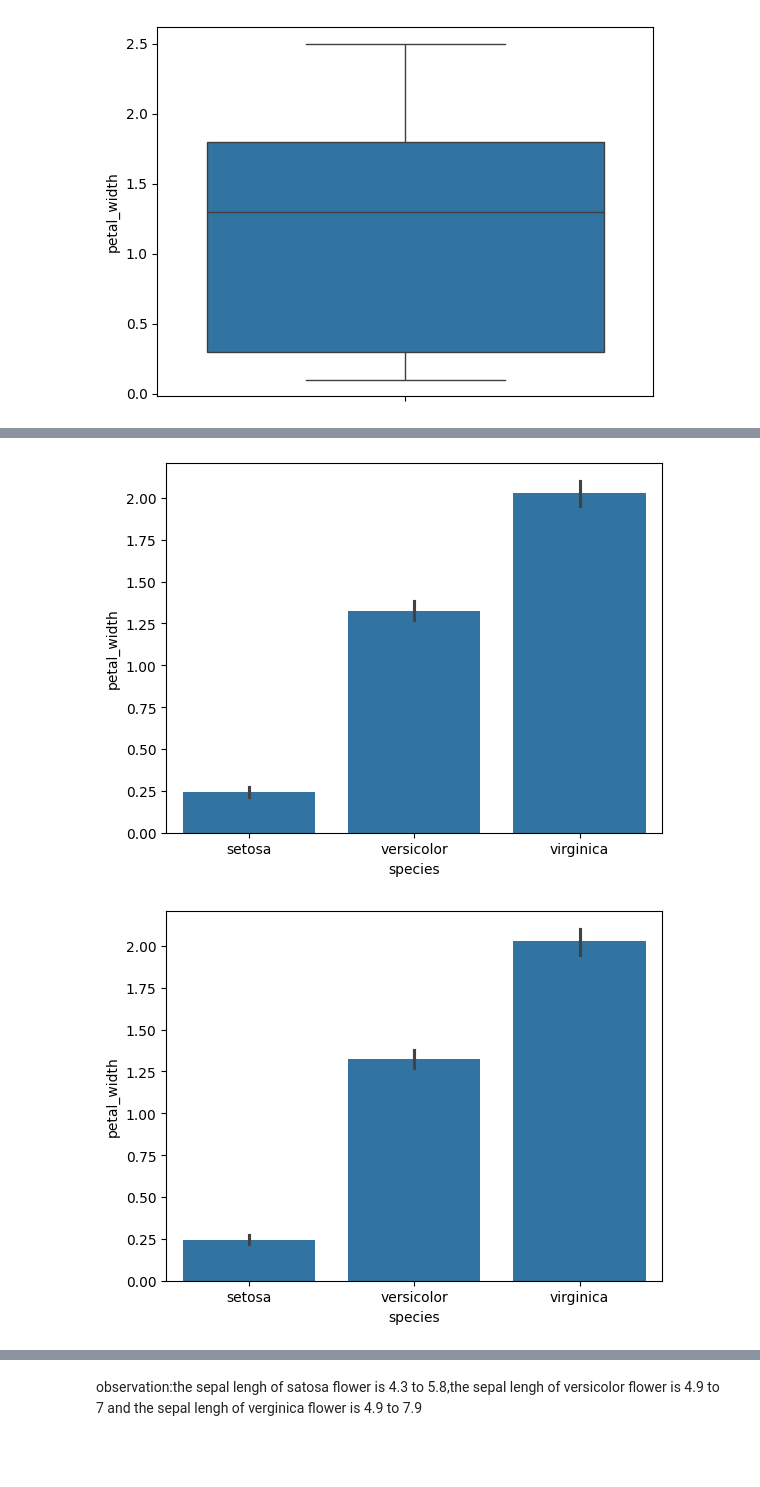
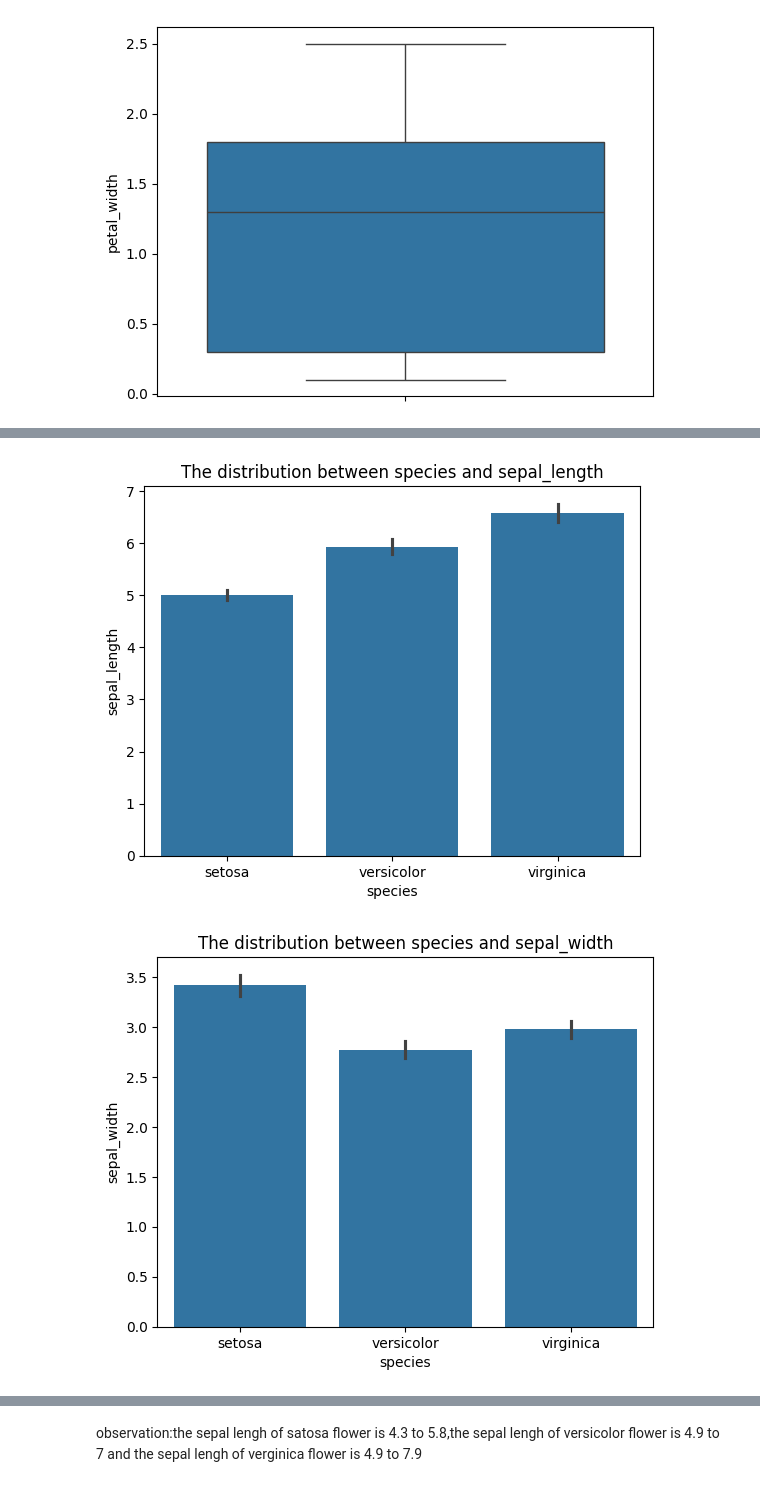
Before and after one commit to khushilal1/codSoft_Intern, a Jupyter notebook: iris_classifiaction/iris .ipynb, the cells around one changed output, grey strips where cells are left out. Drawn from its saved outputs; the diff is of its cells as text; code cells hidden in the pictures; blank space fills up the shorter version.

```diff
--- a/iris_classifiaction/iris .ipynb
+++ b/iris_classifiaction/iris .ipynb
@@ -149,7 +178,9 @@ plt.show()
 # %%
+#
 for fe in col:
-    sns.barplot(data=df,x='species',y=fea)
+    sns.barplot(data=df,x='species',y=fe)
+    plt.title(f'The distribution between species and {fe}')
     plt.show()
 # %% [output]
-[figure, old version]
+[figure, new version]
-[figure, old version]
+[figure, new version]
```
Also changed, not shown: parts of 41 cells of this notebook, 7 other files.
